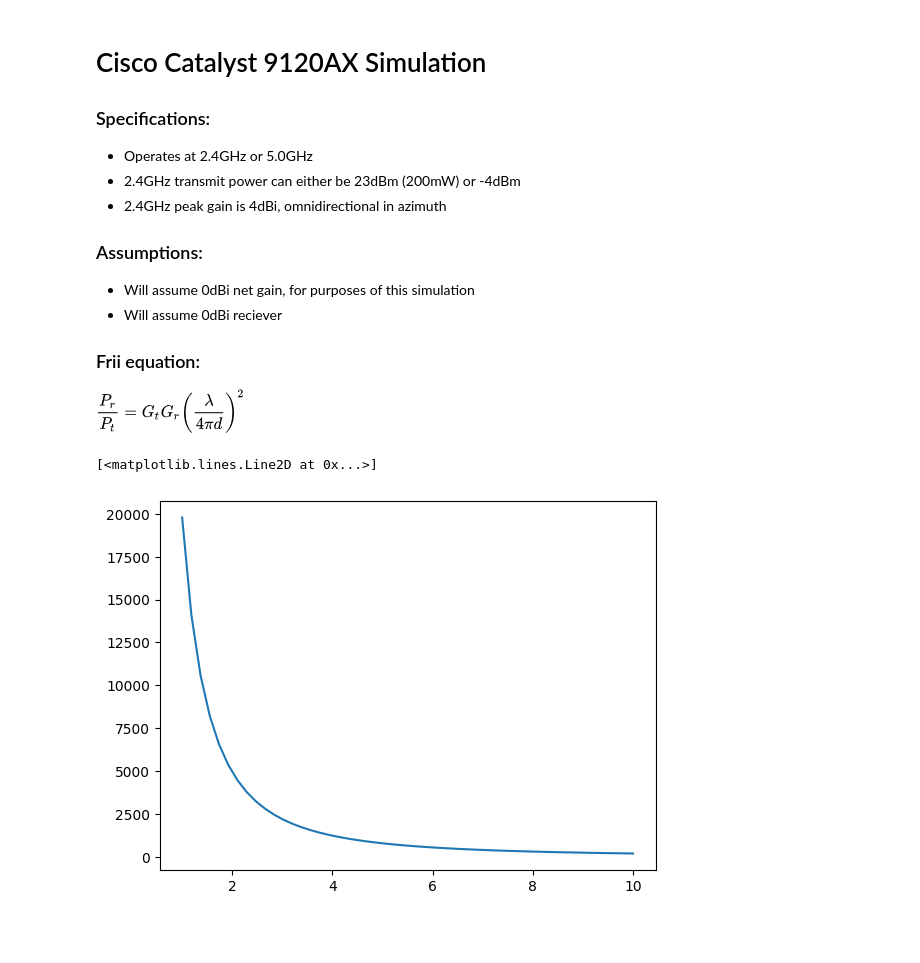
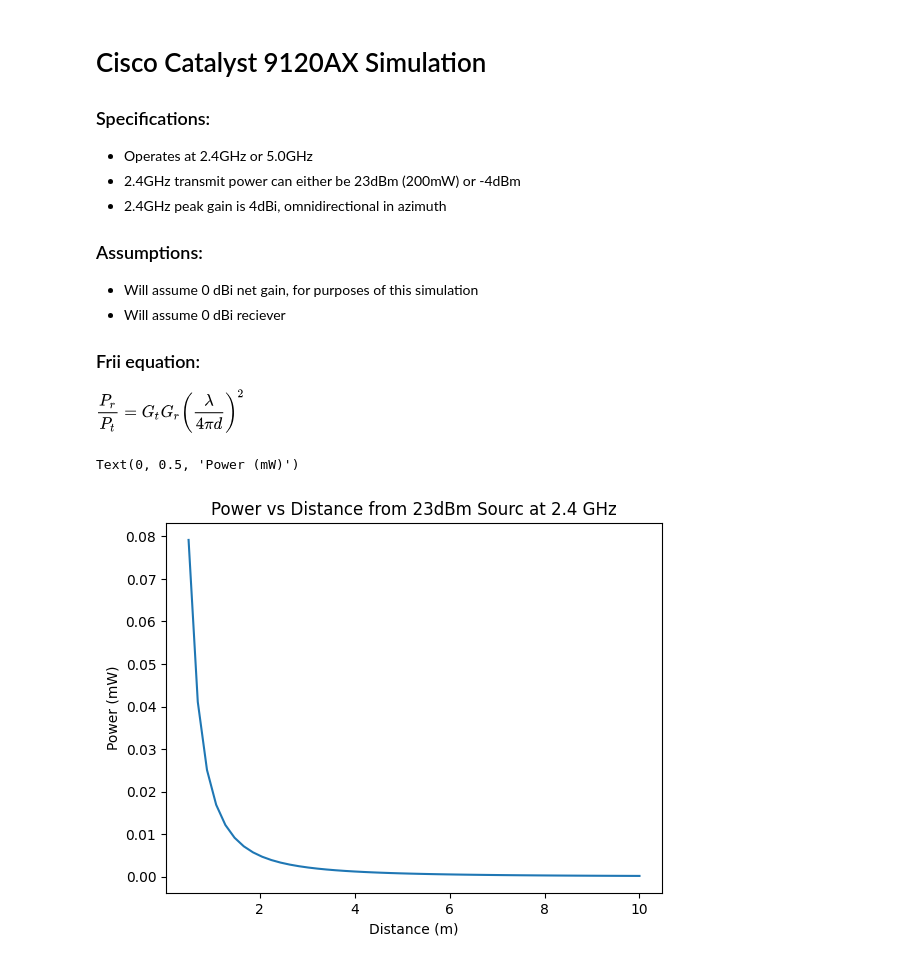
Before and after one commit to ardavan-p/elec-491, a Jupyter notebook: simulation/accessPointSimulation/accessPointSimulation.ipynb, the cells around one changed output. Drawn from its saved outputs; the diff is of its cells as text; code cells hidden in the pictures; blank space fills up the shorter version.

Commit message:
Add 915 MHz simulations, fix bug with 2.4 GHz

```diff
--- a/simulation/accessPointSimulation/accessPointSimulation.ipynb
+++ b/simulation/accessPointSimulation/accessPointSimulation.ipynb
@@ -8,23 +8,26 @@ import matplotlib.pyplot as plt
 * 2.4GHz transmit power can either be 23dBm (200mW) or -4dBm
 * 2.4GHz peak gain is 4dBi, omnidirectional in azimuth
 ### Assumptions:
-* Will assume 0dBi net gain, for purposes of this simulation
-* Will assume 0dBi reciever
+* Will assume 0 dBi net gain, for purposes of this simulation
+* Will assume 0 dBi reciever
 
 ### Frii equation:
 ![image-2.png](attachment:image-2.png)
 # %%
 speedOfLight = 3e8  # m/s
-frequency = 2.4e6  # Hz
+frequency = 2.4e9  # Hz
 waveLength = speedOfLight / frequency  # m
 transmitPowerMilliWatts = 200  # mW
 transmitGain = 1
 receiveGain = 1
 
-distance = np.linspace(1, 10, 50)
+distance = np.linspace(0.5, 10, 50)
 receivePowerMilliWatts = transmitPowerMilliWatts * transmitGain * receiveGain * (waveLength/(4*np.pi*distance))**2
 
 plt.plot(distance, receivePowerMilliWatts)
+plt.title("Power vs Distance from 23dBm Sourc at 2.4 GHz")
+plt.xlabel("Distance (m)")
+plt.ylabel("Power (mW)")
 # %% [output]
-[<matplotlib.lines.Line2D at 0x...>]
+Text(0, 0.5, 'Power (mW)')
-[figure, old version]
+[figure, new version]
```
Also changed, not shown: parts of 4 cells of this notebook.
